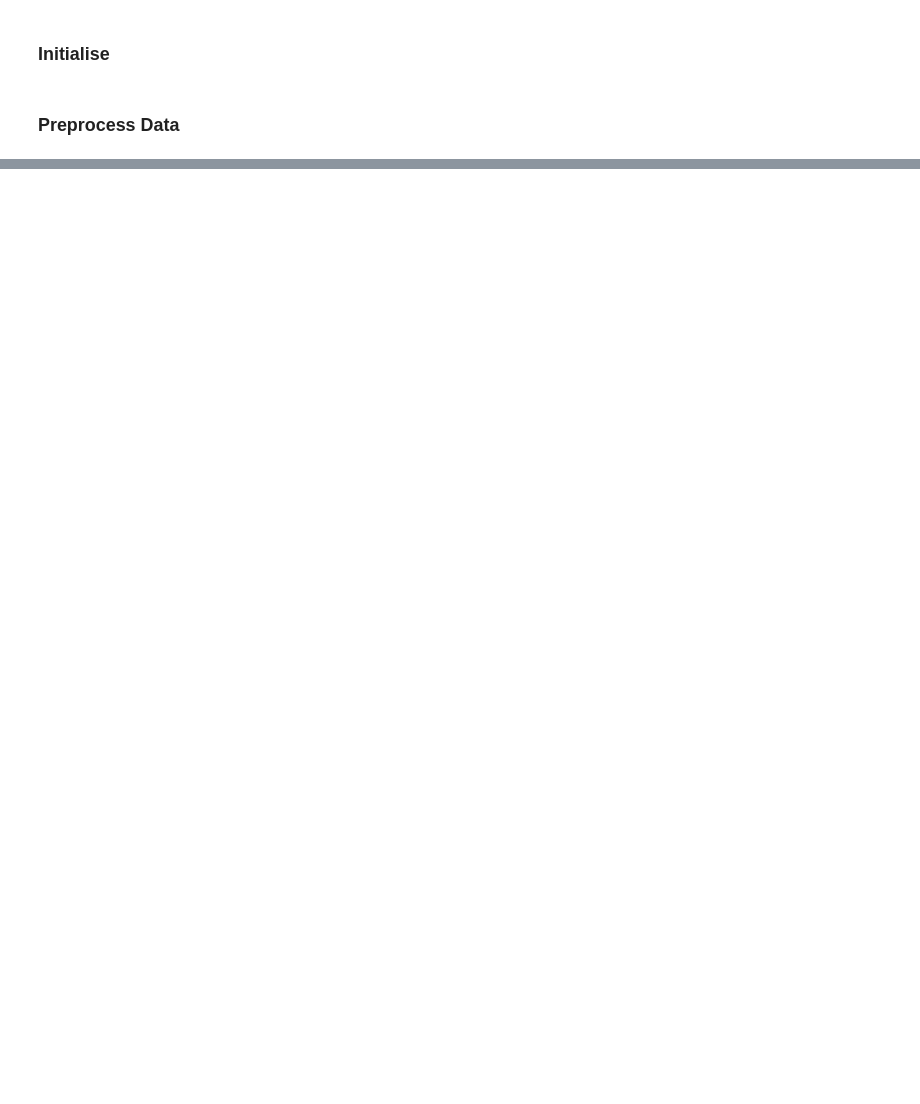
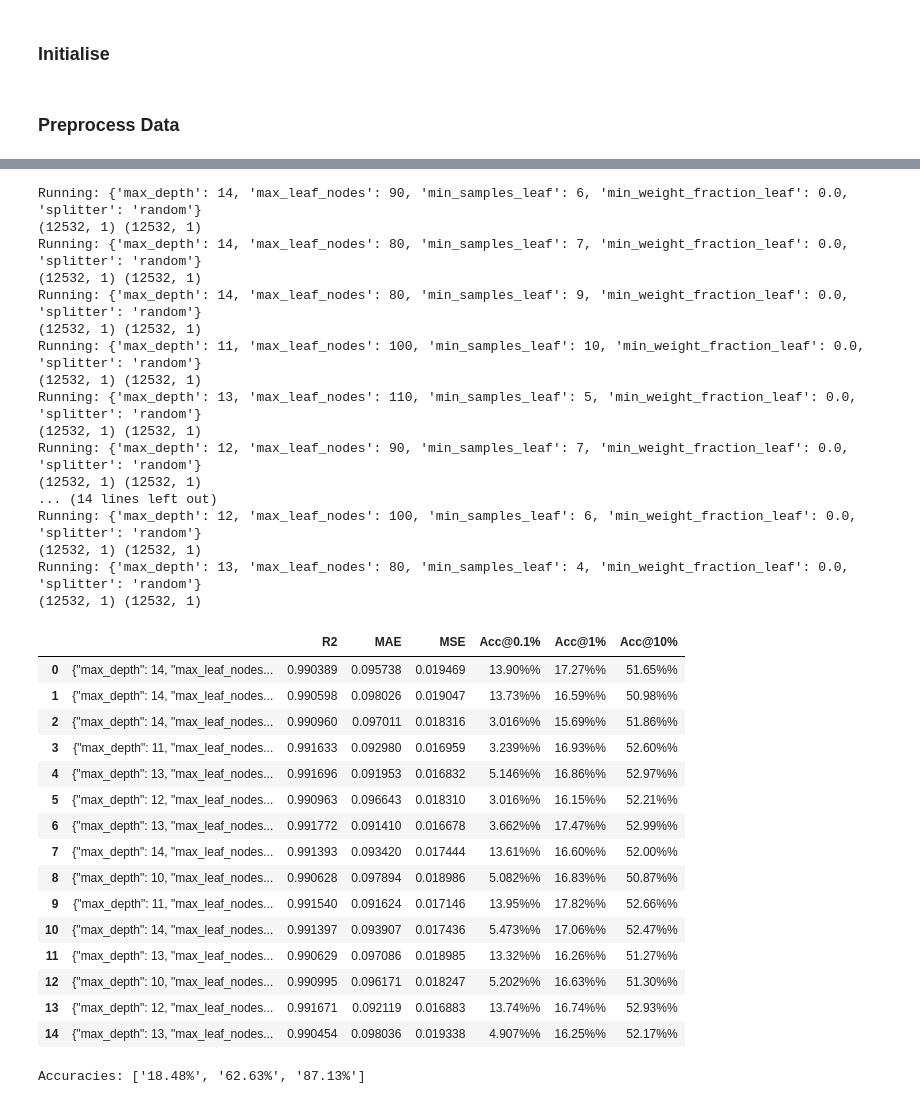
Before and after one commit to plutoniumm/MLTests, a Jupyter notebook: Regression_Pred.ipynb, the cells around one changed output, grey strips where cells are left out. Cells and saved outputs as stored; diff of their text form; code cells hidden in the pictures; blank space fills up the shorter version.

```diff
--- a/Regression_Pred.ipynb
+++ b/Regression_Pred.ipynb
@@ -141,3 +134,11 @@ parameters={
+# %%
+parameters={
+    "splitter":["best","random"],
+    "max_depth" : [i for i in range(10,15)],
+    "min_samples_leaf":[i for i in range(4,11)],
+    "min_weight_fraction_leaf":[0.0, 0.1],
+    "max_leaf_nodes":[i*10 for i in range(6,12)]
+}
 # %%
 from sklearn.model_selection import GridSearchCV;
 
@@ -171,40 +207,75 @@ for dict in configs:
 # %%
 table = [0 for _ in range(len(configs))]
 
 # configs.append({})
 for index,config in enumerate(configs):
     print(f"Running: {config}")
     tmodel = DecisionTreeRegressor(**config);
     tmodel.fit(xtrain,ytrain);
 
-    yhat = tmodel.predict(xtest)
+    yhat = pd.DataFrame(tmodel.predict(xtest))
 
     accuracies = list(map(
         lambda x: accuracy(yhat, ytest, x)
-    ,[0.001, 0.01, 0.1]))
-    predicted = tmodel.predict(xtest)
+    ,[0.005, 0.01, 0.1]))
     print(
         ytest.shape,
-        predicted.shape
+        yhat.shape
     )
 
-    table[index] = row(json.dumps(config), ytest.reshape(-1), predicted, accuracies)
+    table[index] = row(json.dumps(config), ytest, yhat, accuracies)
 
 table = pd.DataFrame(table, columns=["","R2","MAE", "MSE","Acc@0.1%", "Acc@1%", "Acc@10%"]);
 table
+# %% [output]
+Running: {'max_depth': 14, 'max_leaf_nodes': 90, 'min_samples_leaf': 6, 'min_weight_fraction_leaf': 0.0, 'splitter': 'random'}
+(12532, 1) (12532, 1)
+Running: {'max_depth': 14, 'max_leaf_nodes': 80, 'min_samples_leaf': 7, 'min_weight_fraction_leaf': 0.0, 'splitter': 'random'}
+(12532, 1) (12532, 1)
+Running: {'max_depth': 14, 'max_leaf_nodes': 80, 'min_samples_leaf': 9, 'min_weight_fraction_leaf': 0.0, 'splitter': 'random'}
+(12532, 1) (12532, 1)
+Running: {'max_depth': 11, 'max_leaf_nodes': 100, 'min_samples_leaf': 10, 'min_weight_fraction_leaf': 0.0, 'splitter': 'random'}
+(12532, 1) (12532, 1)
+Running: {'max_depth': 13, 'max_leaf_nodes': 110, 'min_samples_leaf': 5, 'min_weight_fraction_leaf': 0.0, 'splitter': 'random'}
+(12532, 1) (12532, 1)
+Running: {'max_depth': 12, 'max_leaf_nodes': 90, 'min_samples_leaf': 7, 'min_weight_fraction_leaf': 0.0, 'splitter': 'random'}
+(12532, 1) (12532, 1)
+... (14 lines left out)
+Running: {'max_depth': 12, 'max_leaf_nodes': 100, 'min_samples_leaf': 6, 'min_weight_fraction_leaf': 0.0, 'splitter': 'random'}
+(12532, 1) (12532, 1)
+Running: {'max_depth': 13, 'max_leaf_nodes': 80, 'min_samples_leaf': 4, 'min_weight_fraction_leaf': 0.0, 'splitter': 'random'}
+(12532, 1) (12532, 1)
+|  |  | R2 | MAE | MSE | Acc@0.1% | Acc@1% | Acc@10% |
+| 0 | {"max_depth": 14, "max_leaf_nodes... | 0.990389 | 0.095738 | 0.019469 | 13.90%% | 17.27%% | 51.65%% |
+| 1 | {"max_depth": 14, "max_leaf_nodes... | 0.990598 | 0.098026 | 0.019047 | 13.73%% | 16.59%% | 50.98%% |
+| 2 | {"max_depth": 14, "max_leaf_nodes... | 0.990960 | 0.097011 | 0.018316 | 3.016%% | 15.69%% | 51.86%% |
+| 3 | {"max_depth": 11, "max_leaf_nodes... | 0.991633 | 0.092980 | 0.016959 | 3.239%% | 16.93%% | 52.60%% |
+| 4 | {"max_depth": 13, "max_leaf_nodes... | 0.991696 | 0.091953 | 0.016832 | 5.146%% | 16.86%% | 52.97%% |
+| 5 | {"max_depth": 12, "max_leaf_nodes... | 0.990963 | 0.096643 | 0.018310 | 3.016%% | 16.15%% | 52.21%% |
+| 6 | {"max_depth": 13, "max_leaf_nodes... | 0.991772 | 0.091410 | 0.016678 | 3.662%% | 17.47%% | 52.99%% |
+| 7 | {"max_depth": 14, "max_leaf_nodes... | 0.991393 | 0.093420 | 0.017444 | 13.61%% | 16.60%% | 52.00%% |
+| 8 | {"max_depth": 10, "max_leaf_nodes... | 0.990628 | 0.097894 | 0.018986 | 5.082%% | 16.83%% | 50.87%% |
+| 9 | {"max_depth": 11, "max_leaf_nodes... | 0.991540 | 0.091624 | 0.017146 | 13.95%% | 17.82%% | 52.66%% |
+| 10 | {"max_depth": 14, "max_leaf_nodes... | 0.991397 | 0.093907 | 0.017436 | 5.473%% | 17.06%% | 52.47%% |
+| 11 | {"max_depth": 13, "max_leaf_nodes... | 0.990629 | 0.097086 | 0.018985 | 13.32%% | 16.26%% | 51.27%% |
+| 12 | {"max_depth": 10, "max_leaf_nodes... | 0.990995 | 0.096171 | 0.018247 | 5.202%% | 16.63%% | 51.30%% |
+| 13 | {"max_depth": 12, "max_leaf_nodes... | 0.991671 | 0.092119 | 0.016883 | 13.74%% | 16.74%% | 52.93%% |
+| 14 | {"max_depth": 13, "max_leaf_nodes... | 0.990454 | 0.098036 | 0.019338 | 4.907%% | 16.25%% | 52.17%% |
 # %%
 table = [0]
 
-model = DecisionTreeRegressor(**config);
+model = DecisionTreeRegressor();
 model.fit(xtrain,ytrain);
 
-yhat = model.predict(xtest)
+yhat = pd.DataFrame(model.predict(xtest))
 
 accuracies = list(map(
     lambda x: accuracy(yhat, ytest, x)
 ,[0.001, 0.01, 0.1]))
 print(f"Accuracies: {accuracies}")
-table[0] = row(json.dumps(config), ytest.reshape(-1) , model.predict(xtest), accuracies)
+table[0] = row(json.dumps(config), ytest , model.predict(xtest), accuracies)
+# %% [output]
+Accuracies: ['18.48%', '62.63%', '87.13%']
 # %%
 print(xtrain.keys())
 plt.hist(xtrain["Vessel Volume(V:L)"], bins=100)
```
Also changed, not shown: parts of 10 cells of this notebook, 5 other files.
